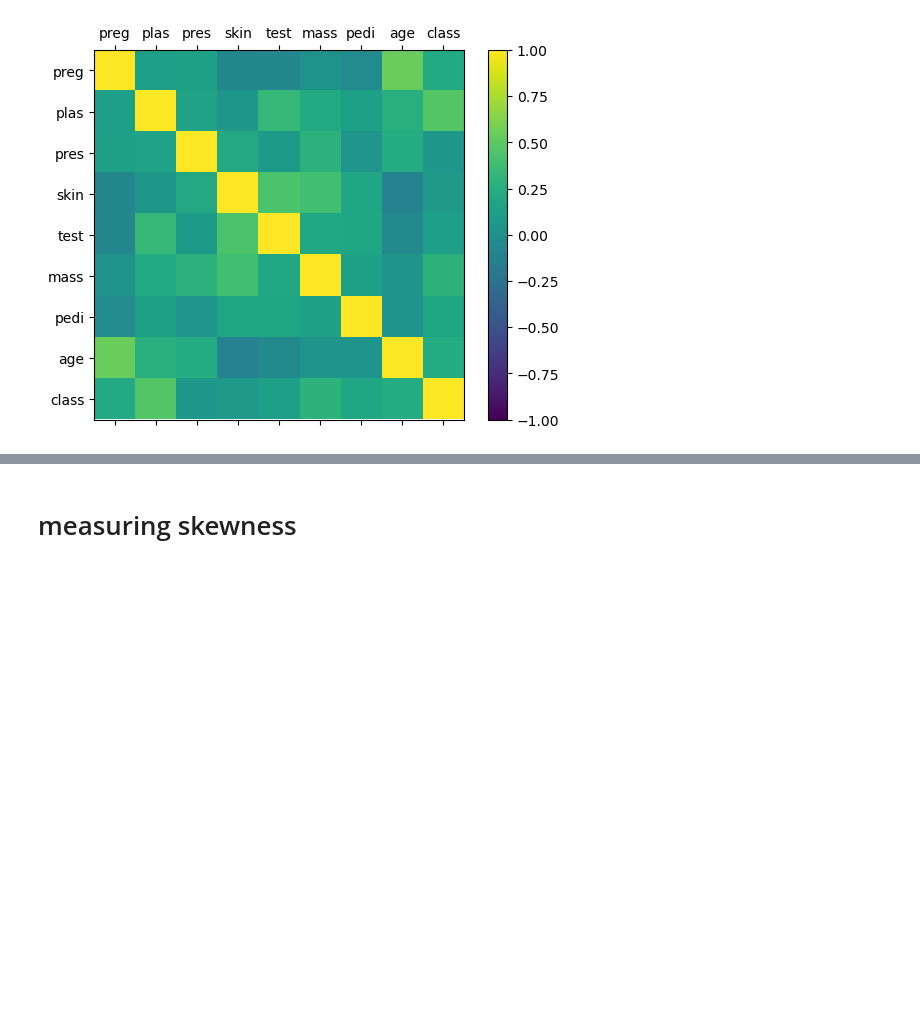
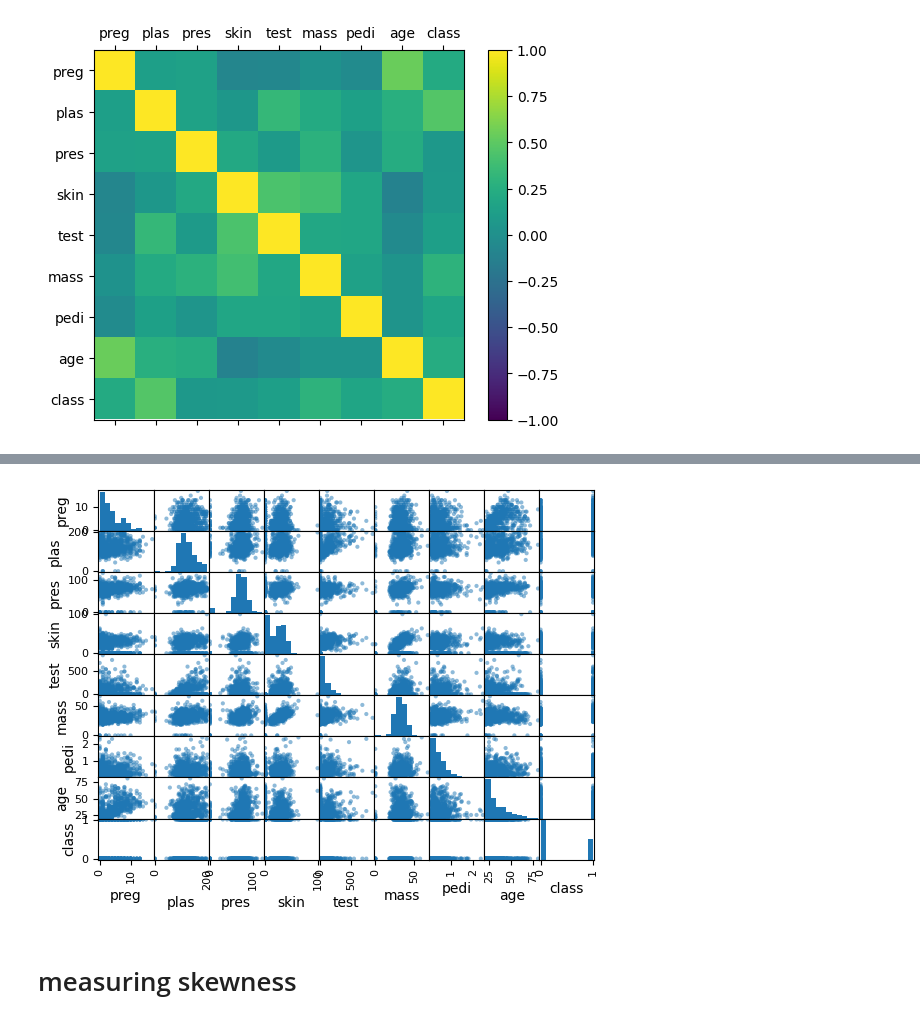
Before and after one commit to YashNigam65/gitfolder, a Jupyter notebook: notebook/Other/pima_indians_data_analysis_by_correlation_method.ipynb, the cells around one changed output, grey strips where cells are left out. Saved outputs shown, nothing was run; the diff lists cells and outputs as text; code cells hidden in the pictures; blank space fills up the shorter version.

```diff
--- a/notebook/Other/pima_indians_data_analysis_by_correlation_method.ipynb
+++ b/notebook/Other/pima_indians_data_analysis_by_correlation_method.ipynb
@@ -106,6 +108,8 @@ pyplot.show()
 # %%
-scatter_matrix(data)
+scatter_matrix(pima_raw_cleaned)
 pyplot.show()
+# %% [output]
+[figure, added]
 # %% [markdown]
 # measuring skewness
 # %%
```
Also changed, not shown: parts of 6 cells of this notebook.
